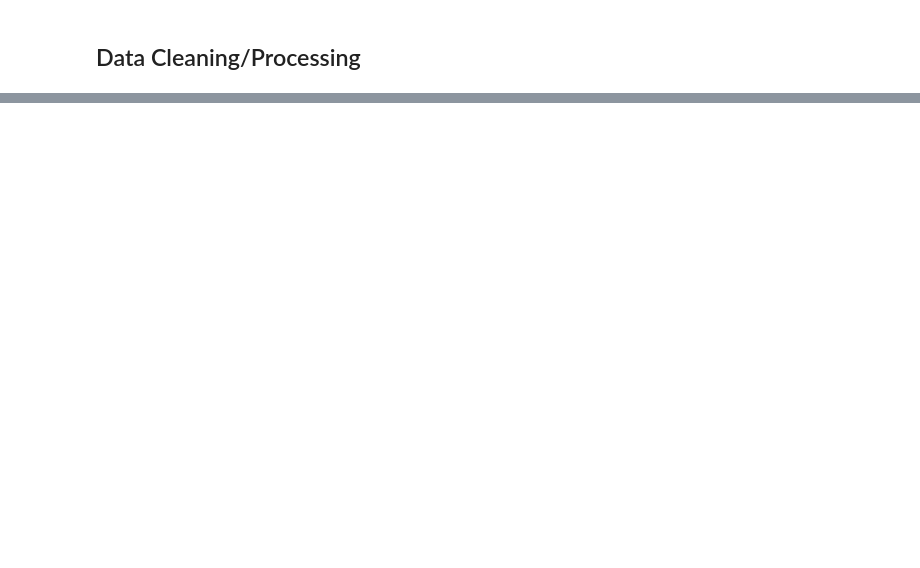
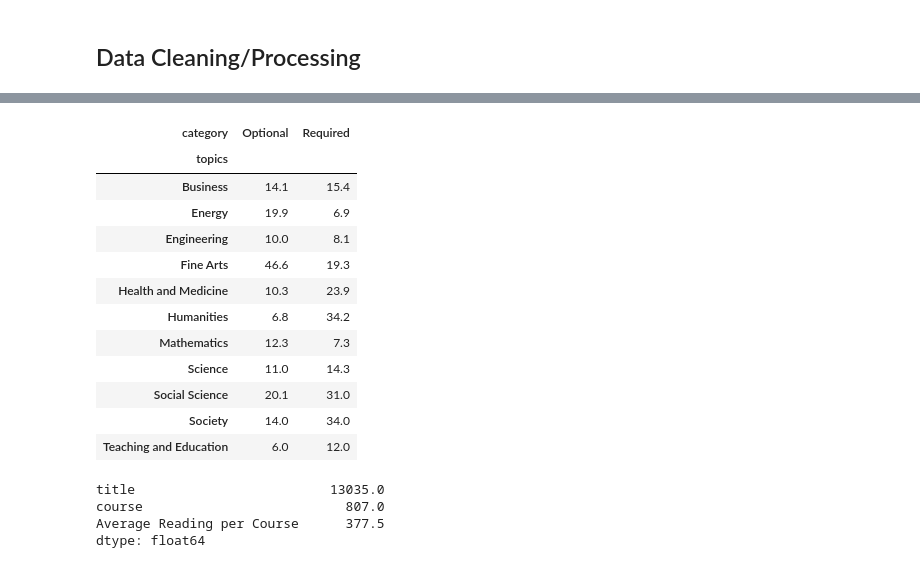
Before and after one commit to jaeihn/Corpus-Annotation-MIT-OpenCourseware, a Jupyter notebook: milestone_4/product_preparation.ipynb, the cells around one changed output, grey strips where cells are left out. Cells and saved outputs as stored; diff of their text form; code cells hidden in the pictures; blank space fills up the shorter version.

```diff
--- a/milestone_4/product_preparation.ipynb
+++ b/milestone_4/product_preparation.ipynb
@@ -271,3 +257,26 @@ Humanities              Optional      80
 Teaching and Education  Optional       6
                         Required      24
 Name: title, dtype: int64
+# %%
+viz_df[['topics', 'category', 'Average Reading per Course']].pivot(index='topics', columns='category', values='Average Reading per Course')
+# %% [output]
+| category | Optional | Required |
+| topics |  |  |
+| Business | 14.1 | 15.4 |
+| Energy | 19.9 | 6.9 |
+| Engineering | 10.0 | 8.1 |
+| Fine Arts | 46.6 | 19.3 |
+| Health and Medicine | 10.3 | 23.9 |
+| Humanities | 6.8 | 34.2 |
+| Mathematics | 12.3 | 7.3 |
+| Science | 11.0 | 14.3 |
+| Social Science | 20.1 | 31.0 |
+| Society | 14.0 | 34.0 |
+| Teaching and Education | 6.0 | 12.0 |
+# %%
+viz_df.groupby('topics').sum()
+# %% [output]
+title                         13035.0
+course                          807.0
+Average Reading per Course      377.5
+dtype: float64
```
Also changed, not shown: parts of 15 cells of this notebook, 25 other files.
